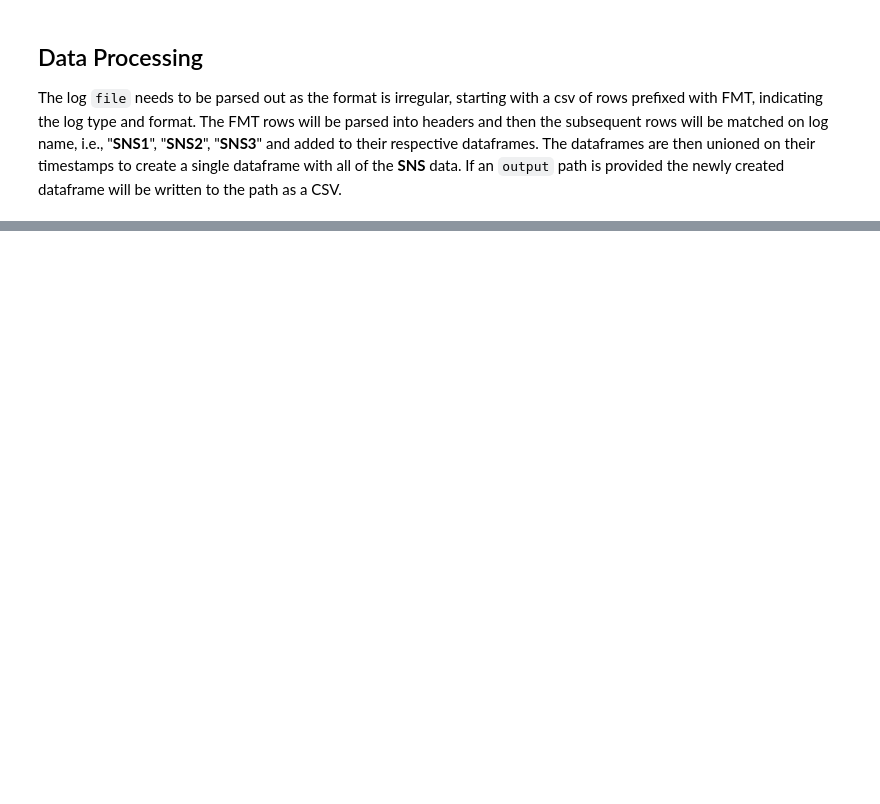
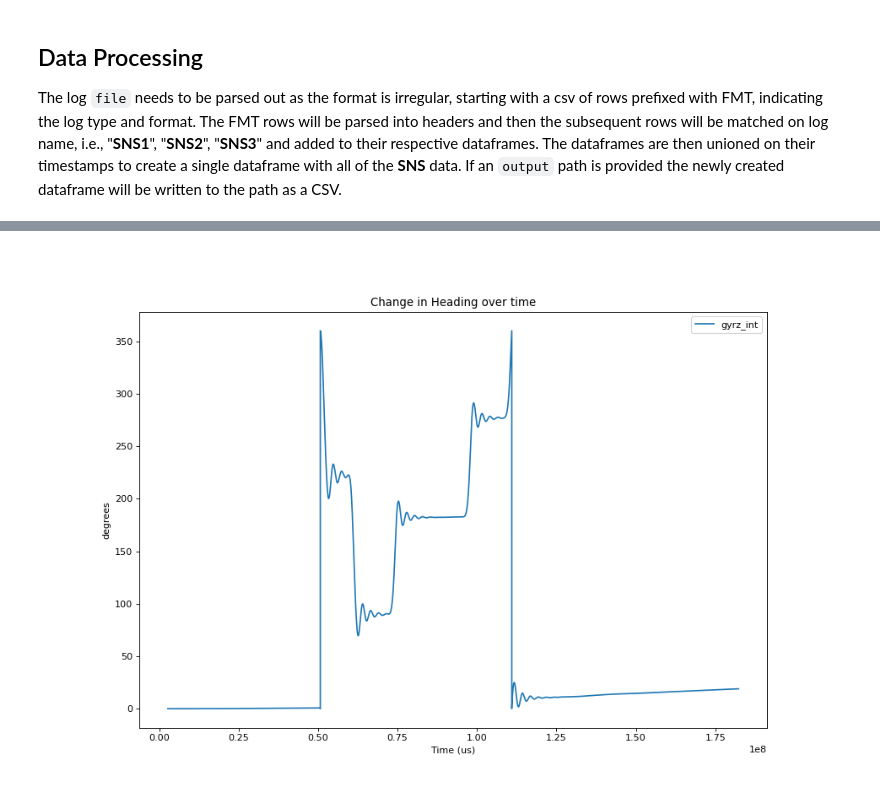
Before and after one commit to BaileySri/Practical-Software-Defense-for-GPS-Spoofing-on-a-Hobby-UAV-Offline, a Jupyter notebook: notebooks/0.1-bks-exploration.ipynb, the cells around one changed output, grey strips where cells are left out. Cells and saved outputs as stored; diff of their text form; code cells hidden in the pictures; blank space fills up the shorter version.

Commit message:
Gyro,Mag, and OF Confirmations

```diff
--- a/notebooks/0.1-bks-exploration.ipynb
+++ b/notebooks/0.1-bks-exploration.ipynb
@@ -95,0 +116,8 @@ simple_time_plot(df.TimeUS, df.)
+# %%
+from confirmation.process import trap_integrate
+from math import degrees
+
+gyr_heading = trap_integrate(df.TimeUS / 1000000, df.gyrz).apply(degrees).cumsum() % 360
+simple_time_plot(df.TimeUS[1:], gyr_heading, ['us', 'degrees'], title="Change in Heading over time")
+# %% [output]
+[figure, added]
```
Also changed, not shown: parts of 19 cells of this notebook, 5 other files.
